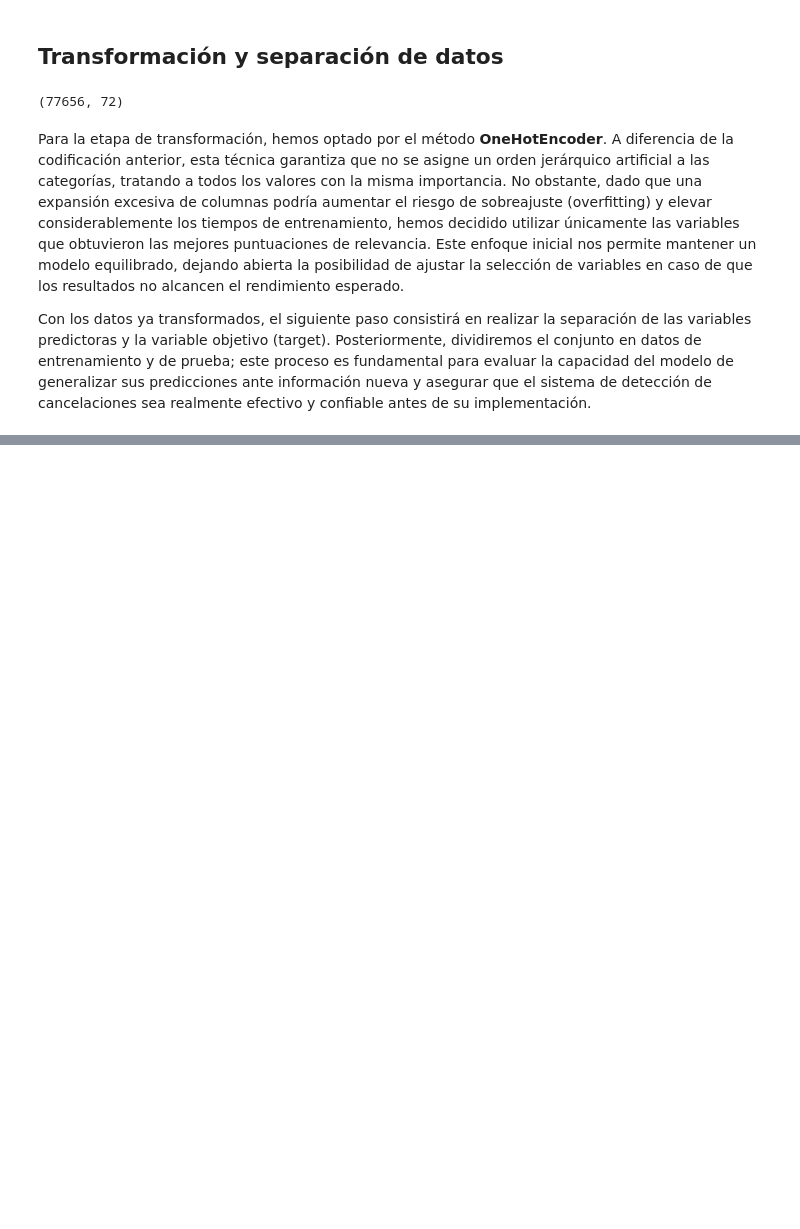
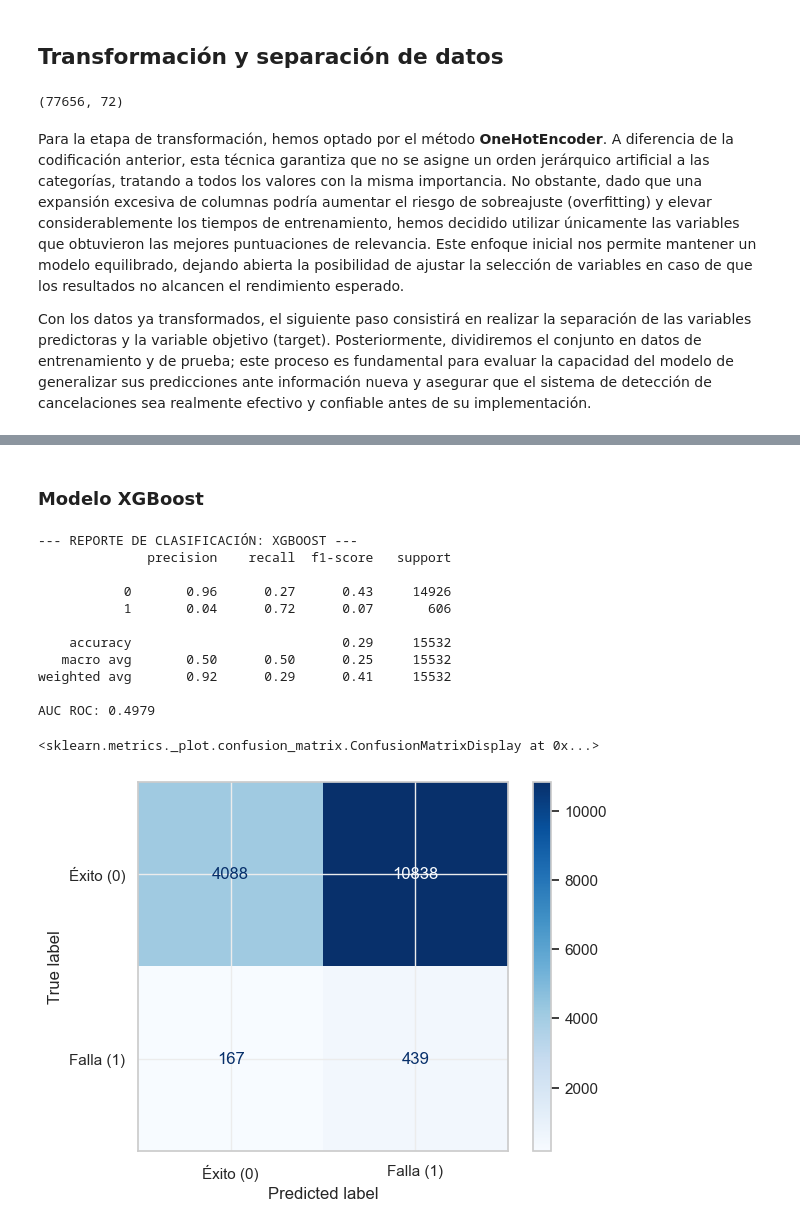
Before and after one commit to AlejandroSegura24/Ecommerce-Business-Intelligence-Lab, a Jupyter notebook: Notebooks/1 Model Benchmarking Cancelled vs Delivered.ipynb, the cells around one changed output, grey strips where cells are left out. Cells and saved outputs as stored; diff of their text form; code cells hidden in the pictures; blank space fills up the shorter version.

Commit message:
creacion de los modelos y primeros resultados

```diff
--- a/Notebooks/1 Model Benchmarking Cancelled vs Delivered.ipynb
+++ b/Notebooks/1 Model Benchmarking Cancelled vs Delivered.ipynb
@@ -331,0 +424,47 @@ Distribución original en entrenamiento: Counter({0: 14926, 1: 606})
+# %% [markdown]
+### Modelo XGBoost
+# %%
+# 1. Calculamos el factor de escala para el desbalance
+counts = y_train.value_counts()
+scale_weight = counts[0] / counts[1]
+
+# 2. Creamos el modelo XGBoost
+xgb_model = xgb.XGBClassifier(
+    n_estimators=200,
+    max_depth=6,
+    learning_rate=0.1,
+    scale_pos_weight=scale_weight,
+    eval_metric='logloss',
+    random_state=42
+)
+
+# 3. Entrenamiento
+xgb_model.fit(X_train_res, y_train_res)
+
+# 4. Predicción
+y_pred_xgb = xgb_model.predict(X_test)
+y_probs_xgb = xgb_model.predict_proba(X_test)[:, 1]
+
+# 5. Evaluación
+print("--- REPORTE DE CLASIFICACIÓN: XGBOOST ---")
+print(classification_report(y_test, y_pred_xgb))
+print(f"AUC ROC: {roc_auc_score(y_test, y_probs_xgb):.4f}")
+
+# 6. Matriz de Confusión
+cm = confusion_matrix(y_test, y_pred_xgb)
+disp = ConfusionMatrixDisplay(confusion_matrix=cm, display_labels=['Éxito (0)', 'Falla (1)'])
+disp.plot(cmap='Blues')
+# %% [output]
+--- REPORTE DE CLASIFICACIÓN: XGBOOST ---
+              precision    recall  f1-score   support
+
+           0       0.96      0.27      0.43     14926
+           1       0.04      0.72      0.07       606
+
+    accuracy                           0.29     15532
+   macro avg       0.50      0.50      0.25     15532
+weighted avg       0.92      0.29      0.41     15532
+
+AUC ROC: 0.4979
+<sklearn.metrics._plot.confusion_matrix.ConfusionMatrixDisplay at 0x...>
+[figure, added]
```
Also changed, not shown: parts of 11 cells of this notebook, 1 other file.
